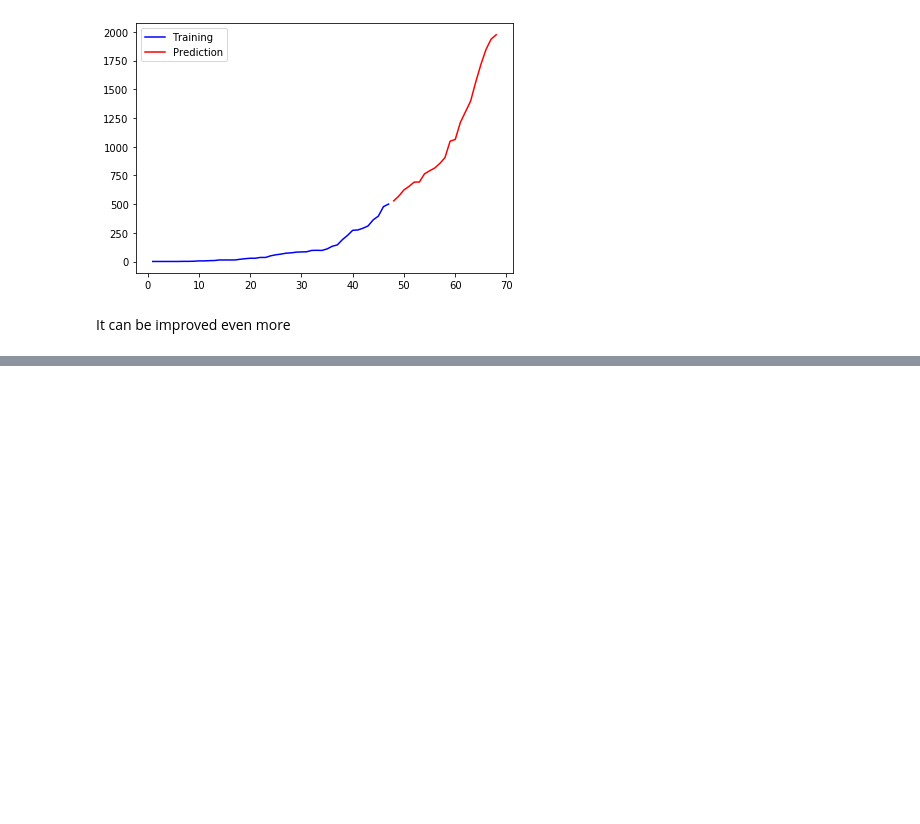
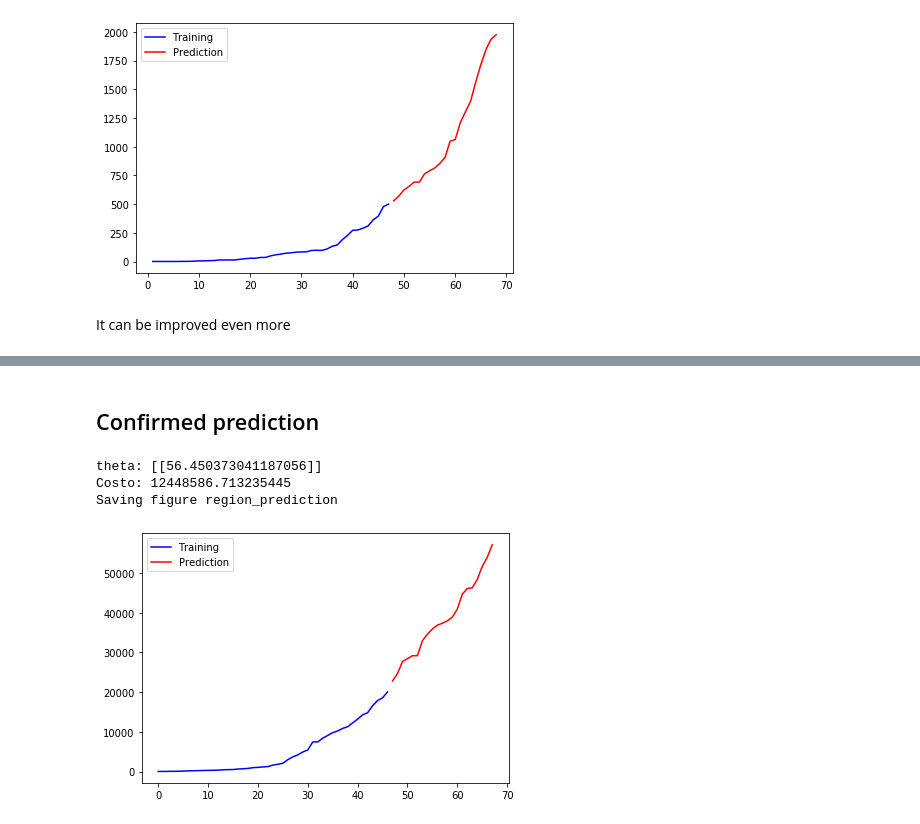
Before and after one commit to TheReverseWasp/TIA-COVID-Peru-Prediction, a Jupyter notebook: Prediccion de COVID-19 en Peru usando gradiente descendiente.ipynb, the cells around one changed output, grey strips where cells are left out. Saved outputs shown, nothing was run; the diff lists cells and outputs as text; code cells hidden in the pictures; blank space fills up the shorter version.

```diff
--- a/Prediccion de COVID-19 en Peru usando gradiente descendiente.ipynb
+++ b/Prediccion de COVID-19 en Peru usando gradiente descendiente.ipynb
@@ -431,0 +484,14 @@ def auto_ploter(Y_train, Y_predict_nd):
+# %%
+def new_auto_separator(region_dictionary, region_name):
+    region_dataset = separate_region(region_dictionary, region_name)
+    fields = ["confirmed", "deaths"]
+    fields2 = ["deaths", "confirmed"]
+    deaths_ds = separate_fields(region_dataset, fields)
+    confirmed_ds = separate_fields(region_dataset, fields2)
+    return deaths_ds, confirmed_ds
+
+def new_dataframe_to_fixed_np(df):
+    data = df.to_numpy()
+    data = fix_np_array(data)
+    data = data.T
+    return data
@@ -431,0 +500,21 @@ def auto_ploter(Y_train, Y_predict_nd):
+# %%
+deaths_ds, confirmed_ds = new_auto_separator(regions_COVID_fixed, "Lima") # change Lima for other region
+deaths_ds = new_dataframe_to_fixed_np(deaths_ds)
+confirmed_ds = new_dataframe_to_fixed_np(confirmed_ds)
+# %% [markdown]
+## Confirmed prediction
+# %%
+region_train, region_test = train_test_separator(confirmed_ds)
+X_train, Y_train = data_to_XY(region_train)
+X_test, Y_test = data_to_XY(region_test)
+theta = init_thetas(X_train)
+theta = Gradient_descent(X_train, theta, Y_train, learning_rate = 0.00001)
+Y_predict = predict_function(X_test, theta)
+print("theta: " + str(theta))
+print("Costo: " + str(cost_function(X_test, theta, Y_test)))
+auto_ploter(Y_train, Y_predict)
+# %% [output]
+theta: [[56.450373041187056]]
+Costo: 12448586.713235445
+Saving figure region_prediction
+[figure, added]
```
Also changed, not shown: parts of 10 cells of this notebook, 1 other file.
